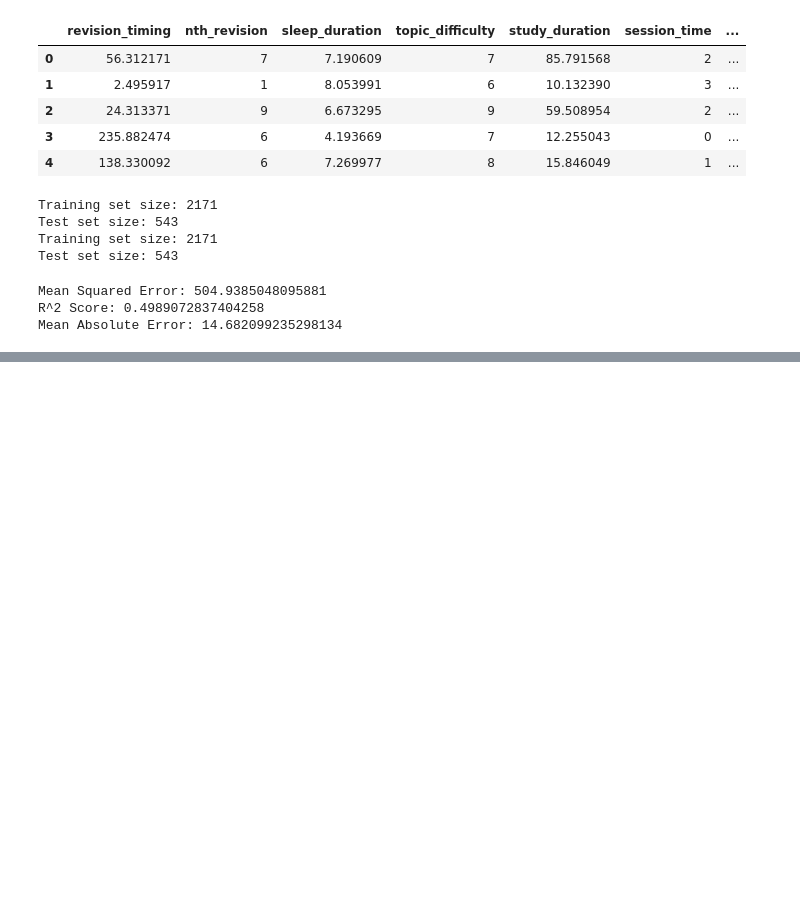
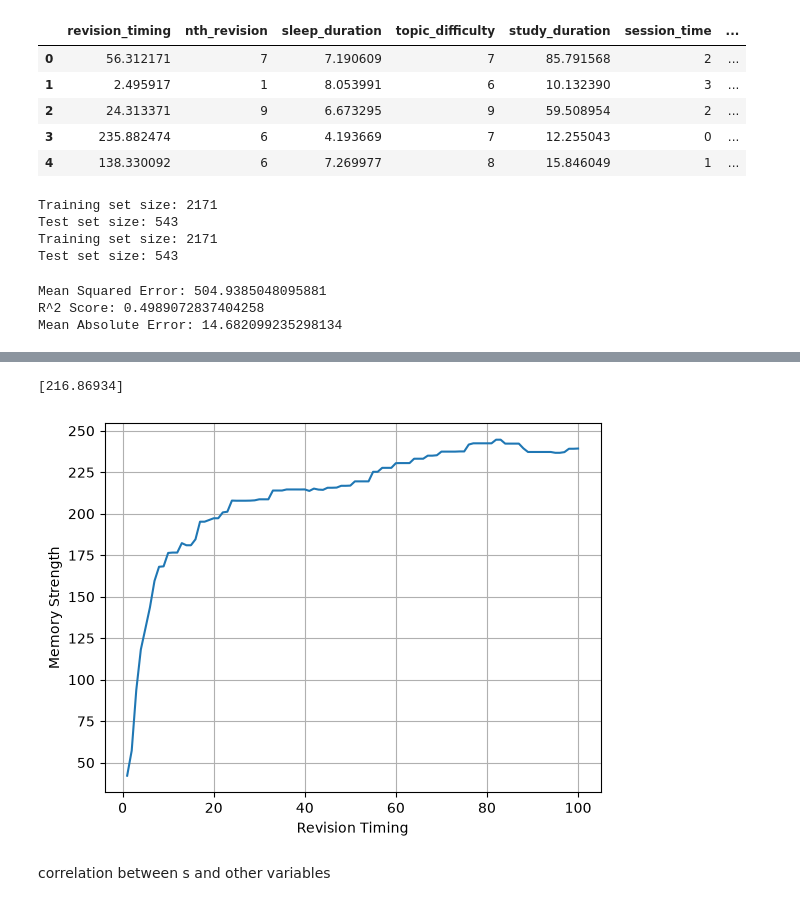
Before and after one commit to GITTY5678/ML-based-approach-to-Ebbinghaus-forgetting-curve, a Jupyter notebook: training/memory_strength.ipynb, the cells around one changed output, grey strips where cells are left out. Saved outputs shown, nothing was run; the diff lists cells and outputs as text; code cells hidden in the pictures; blank space fills up the shorter version.

```diff
--- a/training/memory_strength.ipynb
+++ b/training/memory_strength.ipynb
@@ -96,0 +136,47 @@ joblib.dump(xgb_model,"xgb_model.pkl")
+# %%
+model=joblib.load("xgb_model.pkl")
+test = pd.DataFrame([{
+    "nth_revision": 5,
+    "sleep_duration": 8,
+    "topic_difficulty": 2,
+    "study_duration": 90,
+    "session_time": 10,
+    "retention": 96,
+    "revision_timing": 48
+}])
+
+print(model.predict(test))
+# %% [output]
+[216.86934]
+# %%
+times = range(1,101)
+
+s_values = []
+
+for t in times:
+
+    test = pd.DataFrame([{
+        "nth_revision":5,
+        "sleep_duration":8,
+        "topic_difficulty":2,
+        "study_duration":90,
+        "session_time":10,
+        "retention":96,
+        "revision_timing":t
+    }])
+
+    s = model.predict(test)[0]
+
+    s_values.append(s)
+# %%
+
+
+plt.plot(times,s_values)
+plt.xlabel("Revision Timing")
+plt.ylabel("Memory Strength")
+plt.grid(True)
+plt.show()
+# %% [output]
+[figure, added]
+# %% [markdown]
+correlation between s and other variables
```
Also changed, not shown: parts of 8 cells of this notebook, 10 other files.
